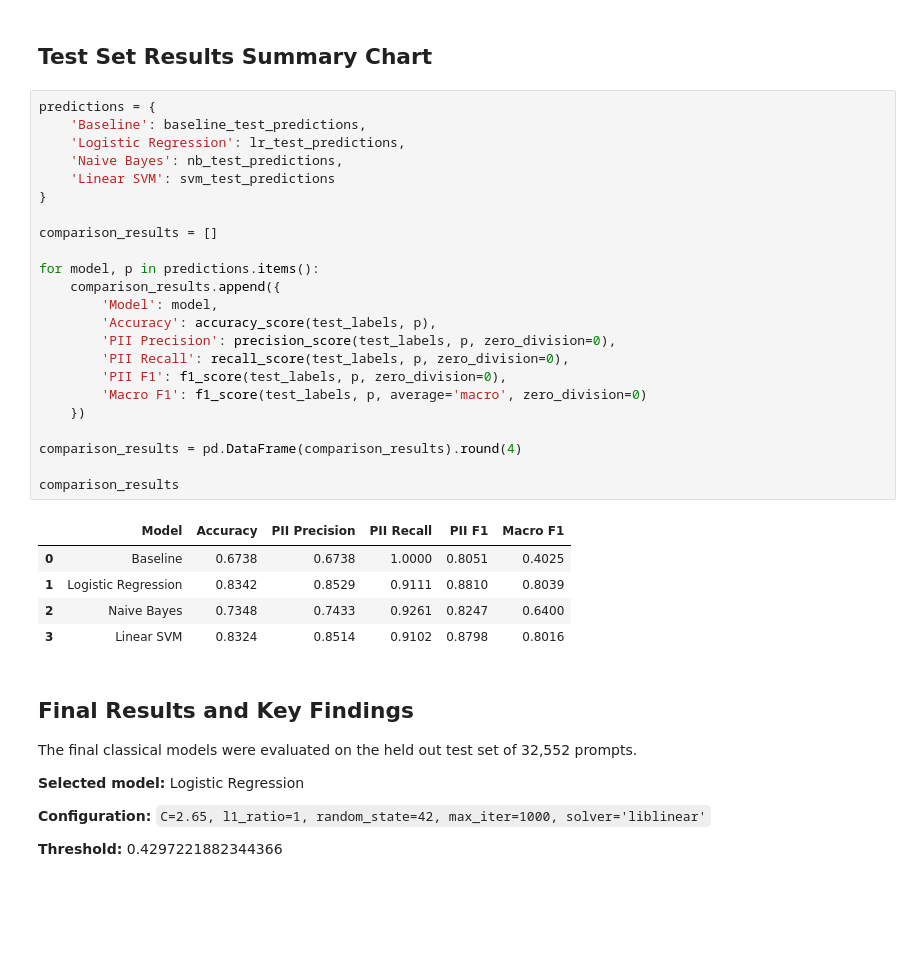
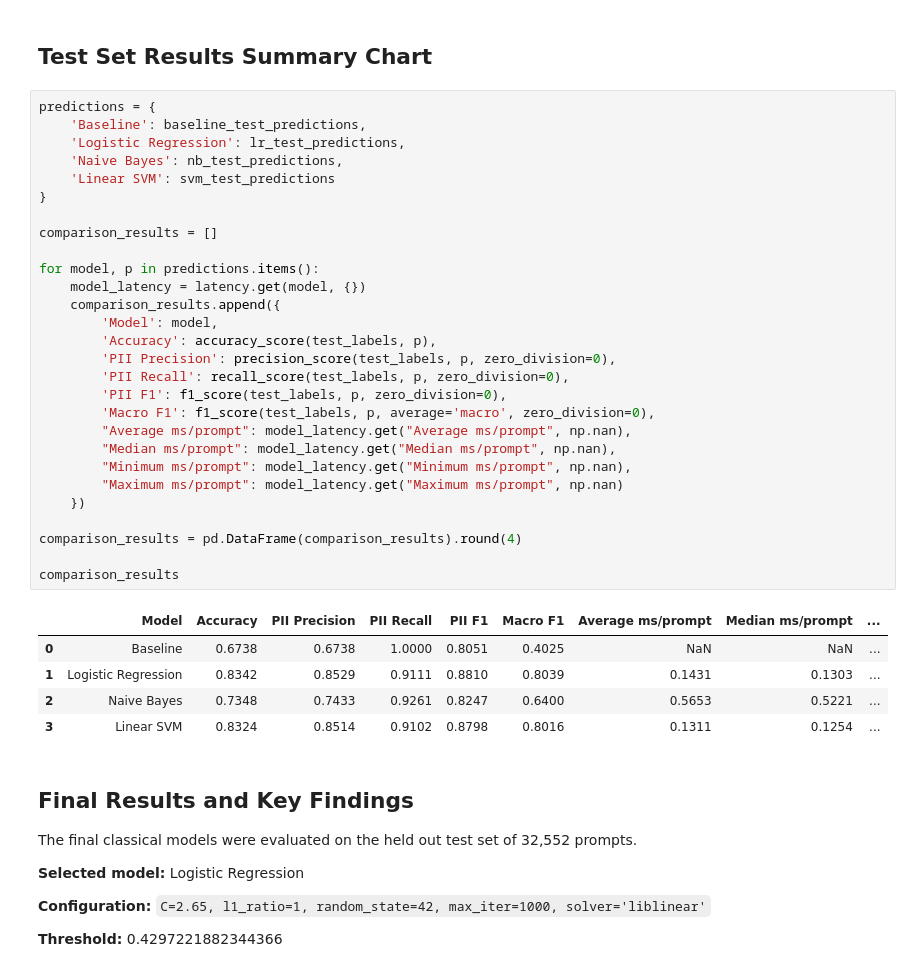
Before and after one commit to Cyber-207/cyber207_specialized_PII_detection_comparison, a Jupyter notebook: notebooks/classical_ml/classical_models.ipynb, the cells around one changed output. Saved outputs shown, nothing was run; the diff lists cells and outputs as text; blank space fills up the shorter version.

Commit message:
Latency benchmark

```diff
--- a/notebooks/classical_ml/classical_models.ipynb
+++ b/notebooks/classical_ml/classical_models.ipynb
@@ -806,32 +907,37 @@ weighted avg       0.83      0.83      0.83     32543
 # %%
 predictions = {
     'Baseline': baseline_test_predictions,
     'Logistic Regression': lr_test_predictions,
     'Naive Bayes': nb_test_predictions,
     'Linear SVM': svm_test_predictions
 }
 
 comparison_results = []
 
 for model, p in predictions.items():
+    model_latency = latency.get(model, {})
     comparison_results.append({
         'Model': model,
         'Accuracy': accuracy_score(test_labels, p),
         'PII Precision': precision_score(test_labels, p, zero_division=0),
         'PII Recall': recall_score(test_labels, p, zero_division=0),
         'PII F1': f1_score(test_labels, p, zero_division=0),
-        'Macro F1': f1_score(test_labels, p, average='macro', zero_division=0)
+        'Macro F1': f1_score(test_labels, p, average='macro', zero_division=0),
+        "Average ms/prompt": model_latency.get("Average ms/prompt", np.nan),
+        "Median ms/prompt": model_latency.get("Median ms/prompt", np.nan),
+        "Minimum ms/prompt": model_latency.get("Minimum ms/prompt", np.nan),
+        "Maximum ms/prompt": model_latency.get("Maximum ms/prompt", np.nan)
     })
 
 comparison_results = pd.DataFrame(comparison_results).round(4)
 
 comparison_results
 # %% [output]
-|  | Model | Accuracy | PII Precision | PII Recall | PII F1 | Macro F1 |
-| 0 | Baseline | 0.6738 | 0.6738 | 1.0000 | 0.8051 | 0.4025 |
-| 1 | Logistic Regression | 0.8342 | 0.8529 | 0.9111 | 0.8810 | 0.8039 |
-| 2 | Naive Bayes | 0.7348 | 0.7433 | 0.9261 | 0.8247 | 0.6400 |
-| 3 | Linear SVM | 0.8324 | 0.8514 | 0.9102 | 0.8798 | 0.8016 |
+|  | Model | Accuracy | PII Precision | PII Recall | PII F1 | Macro F1 | Average ms/prompt | Median ms/prompt | ... |
+| 0 | Baseline | 0.6738 | 0.6738 | 1.0000 | 0.8051 | 0.4025 | NaN | NaN | ... |
+| 1 | Logistic Regression | 0.8342 | 0.8529 | 0.9111 | 0.8810 | 0.8039 | 0.1431 | 0.1303 | ... |
+| 2 | Naive Bayes | 0.7348 | 0.7433 | 0.9261 | 0.8247 | 0.6400 | 0.5653 | 0.5221 | ... |
+| 3 | Linear SVM | 0.8324 | 0.8514 | 0.9102 | 0.8798 | 0.8016 | 0.1311 | 0.1254 | ... |
 # %% [markdown]
 ## Final Results and Key Findings
 
```
Also changed, not shown: parts of 4 cells of this notebook.
